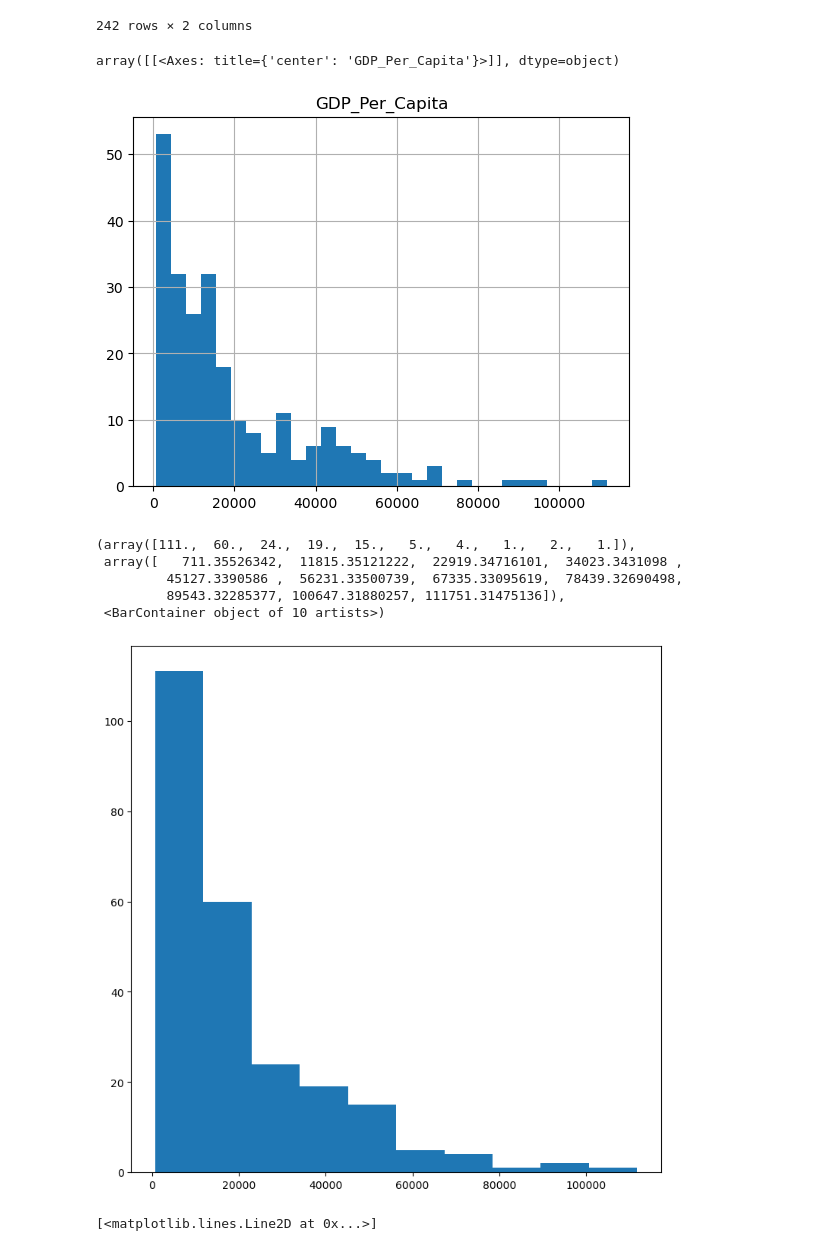
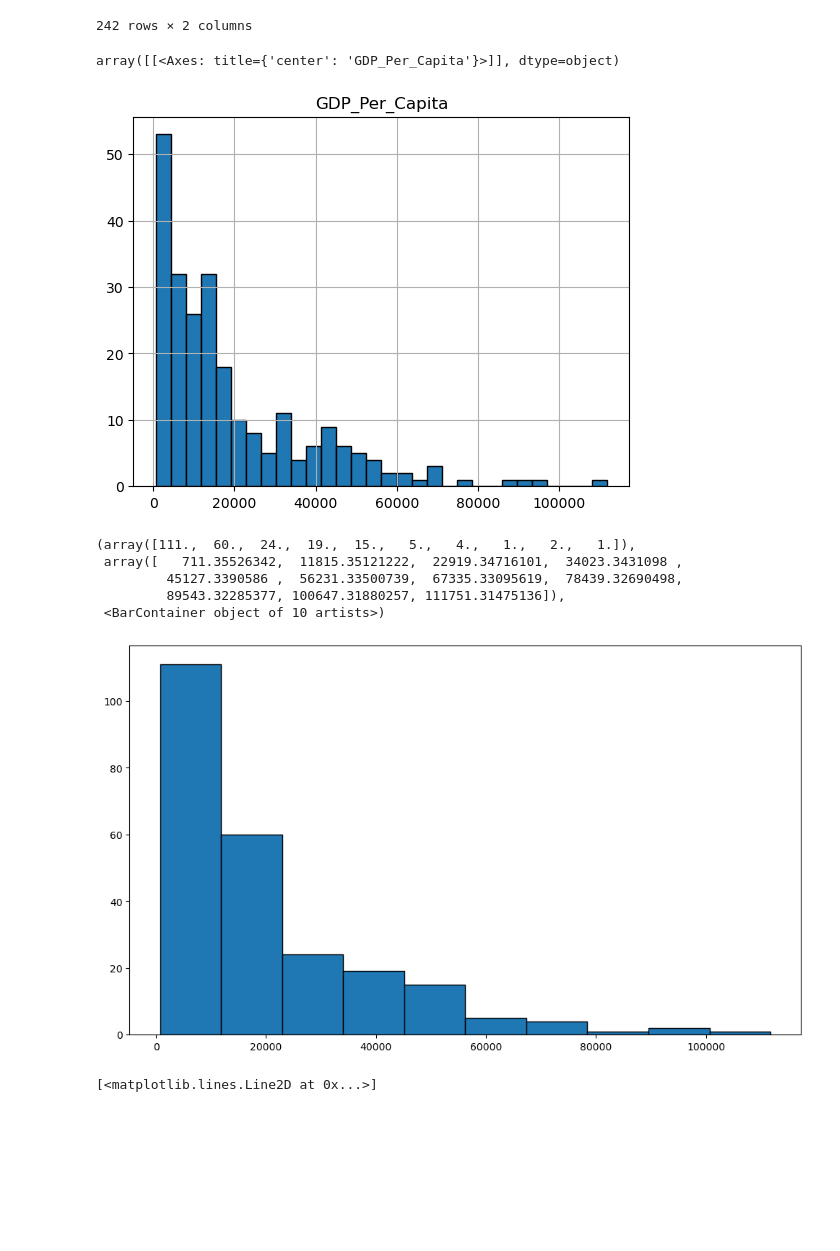
Before and after one commit to NSS-Data-Analytics-Cohort-12/un-python-GeorgeToma99, a Jupyter notebook: notebooks/project_1_un_gt.ipynb, the cells around one changed output. Drawn from its saved outputs; the diff is of its cells as text; code cells hidden in the pictures; blank space fills up the shorter version.

```diff
--- a/notebooks/project_1_un_gt.ipynb
+++ b/notebooks/project_1_un_gt.ipynb
@@ -113,19 +119,19 @@ gdp_df_2020.drop('Year', axis =1)
 | 7631 | Zimbabwe | 1990.319419 |
 242 rows × 2 columns
 # %%
-gdp_df_2020.hist('GDP_Per_Capita', bins = 30)
+gdp_df_2020.hist('GDP_Per_Capita', bins = 30, edgecolor = 'black')
 # %% [output]
 array([[<Axes: title={'center': 'GDP_Per_Capita'}>]], dtype=object)
-[figure, old version]
+[figure, new version]
 # %%
-fig, ax = plt.subplots(figsize = (9, 9))
-ax.hist(gdp_df_2020['GDP_Per_Capita'])
+fig, ax = plt.subplots(figsize = (12, 7))
+ax.hist(gdp_df_2020['GDP_Per_Capita'], edgecolor = 'black')
 
 ##first line sets up the graphy itself, the second line plots it and gives its contents.
 # %% [output]
 (array([111.,  60.,  24.,  19.,  15.,   5.,   4.,   1.,   2.,   1.]),
  array([   711.35526342,  11815.35121222,  22919.34716101,  34023.3431098 ,
          45127.3390586 ,  56231.33500739,  67335.33095619,  78439.32690498,
          89543.32285377, 100647.31880257, 111751.31475136]),
  <BarContainer object of 10 artists>)
-[figure, old version]
+[figure, new version]
```
Also changed, not shown: parts of 21 cells of this notebook.
